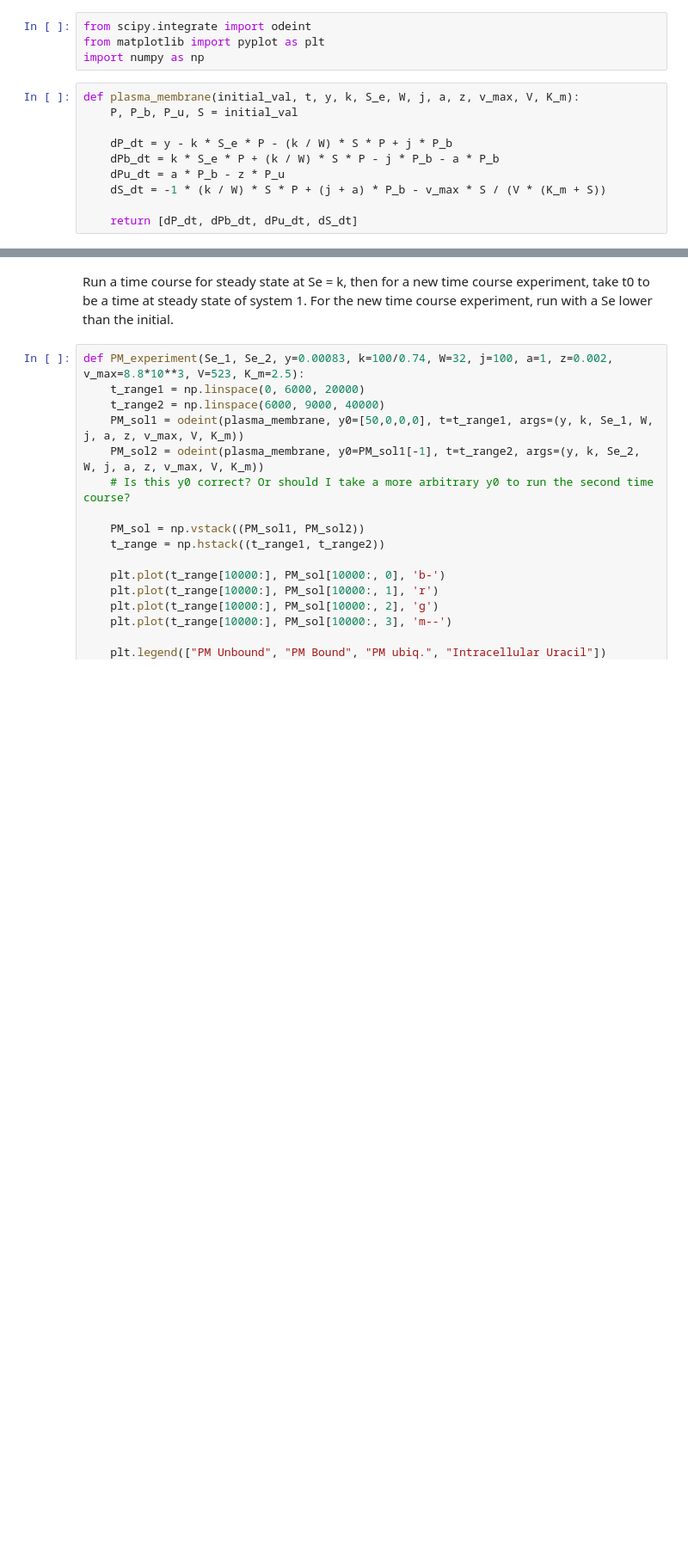
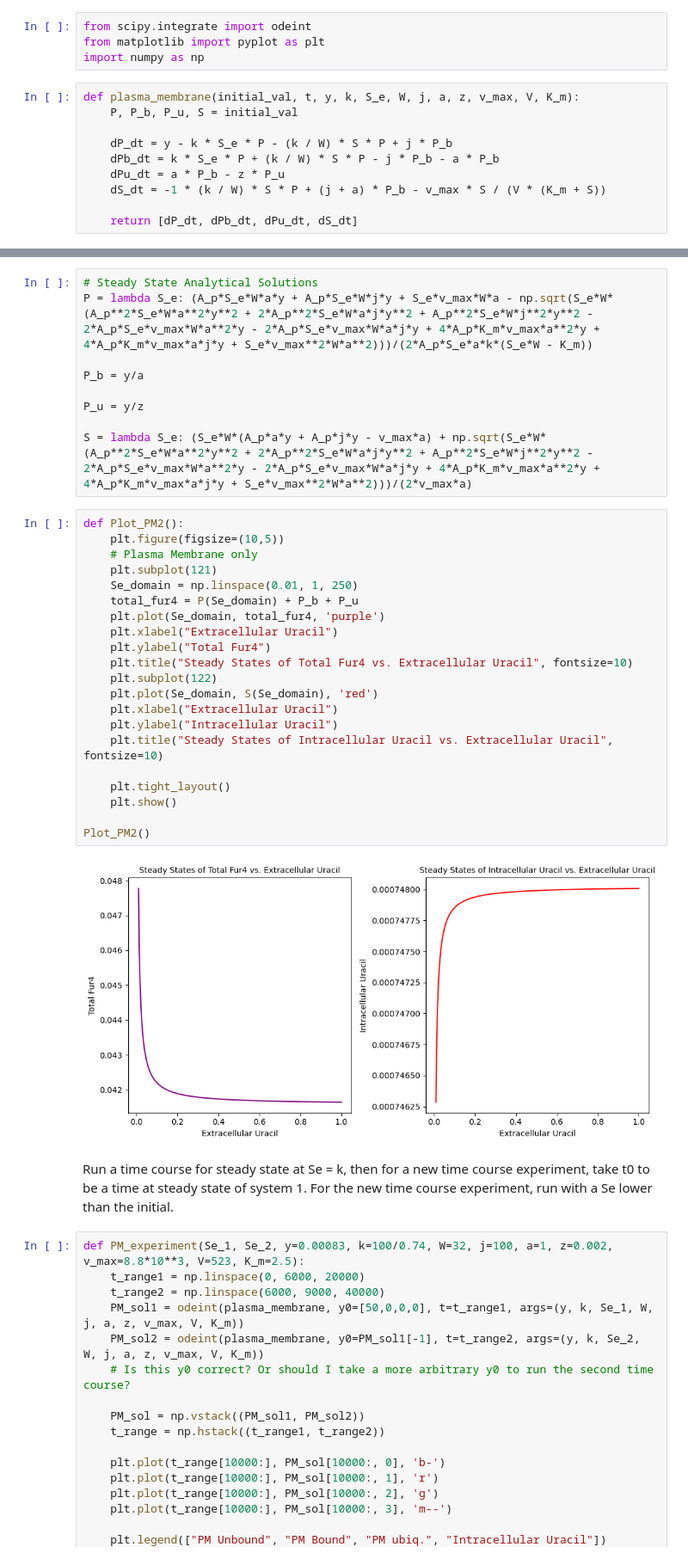
Before and after one commit to mwshumway/MathBio-Research, a Jupyter notebook: Matt/Plasma_Membrane.ipynb, the cells around one changed output, grey strips where cells are left out. Shown at 86% size. Drawn from its saved outputs; the diff is of its cells as text; blank space fills up the shorter version.

```diff
--- a/Matt/Plasma_Membrane.ipynb
+++ b/Matt/Plasma_Membrane.ipynb
@@ -55,3 +53,35 @@ plot_PM()
+# %%
+# Steady State Analytical Solutions
+P = lambda S_e: (A_p*S_e*W*a*y + A_p*S_e*W*j*y + S_e*v_max*W*a - np.sqrt(S_e*W*(A_p**2*S_e*W*a**2*y**2 + 2*A_p**2*S_e*W*a*j*y**2 + A_p**2*S_e*W*j**2*y**2 - 2*A_p*S_e*v_max*W*a**2*y - 2*A_p*S_e*v_max*W*a*j*y + 4*A_p*K_m*v_max*a**2*y + 4*A_p*K_m*v_max*a*j*y + S_e*v_max**2*W*a**2)))/(2*A_p*S_e*a*k*(S_e*W - K_m))
+
+P_b = y/a
+
+P_u = y/z
+
+S = lambda S_e: (S_e*W*(A_p*a*y + A_p*j*y - v_max*a) + np.sqrt(S_e*W*(A_p**2*S_e*W*a**2*y**2 + 2*A_p**2*S_e*W*a*j*y**2 + A_p**2*S_e*W*j**2*y**2 - 2*A_p*S_e*v_max*W*a**2*y - 2*A_p*S_e*v_max*W*a*j*y + 4*A_p*K_m*v_max*a**2*y + 4*A_p*K_m*v_max*a*j*y + S_e*v_max**2*W*a**2)))/(2*v_max*a)
+# %%
+def Plot_PM2():
+    plt.figure(figsize=(10,5))
+    # Plasma Membrane only
+    plt.subplot(121)
+    Se_domain = np.linspace(0.01, 1, 250)
+    total_fur4 = P(Se_domain) + P_b + P_u
+    plt.plot(Se_domain, total_fur4, 'purple')
+    plt.xlabel("Extracellular Uracil")
+    plt.ylabel("Total Fur4")
+    plt.title("Steady States of Total Fur4 vs. Extracellular Uracil", fontsize=10)
+    plt.subplot(122)
+    plt.plot(Se_domain, S(Se_domain), 'red')
+    plt.xlabel("Extracellular Uracil")
+    plt.ylabel("Intracellular Uracil")
+    plt.title("Steady States of Intracellular Uracil vs. Extracellular Uracil", fontsize=10)
+
+    plt.tight_layout()
+    plt.show()
+
+Plot_PM2()
+# %% [output]
+[figure, added]
 # %% [markdown]
 Run a time course for steady state at Se = k, then for a new time course experiment, take t0 to be a time at steady state of system 1. For the new time course experiment, run with a Se lower than the initial.
 # %%
```
Also changed, not shown: parts of 3 cells of this notebook, 4 other files.
